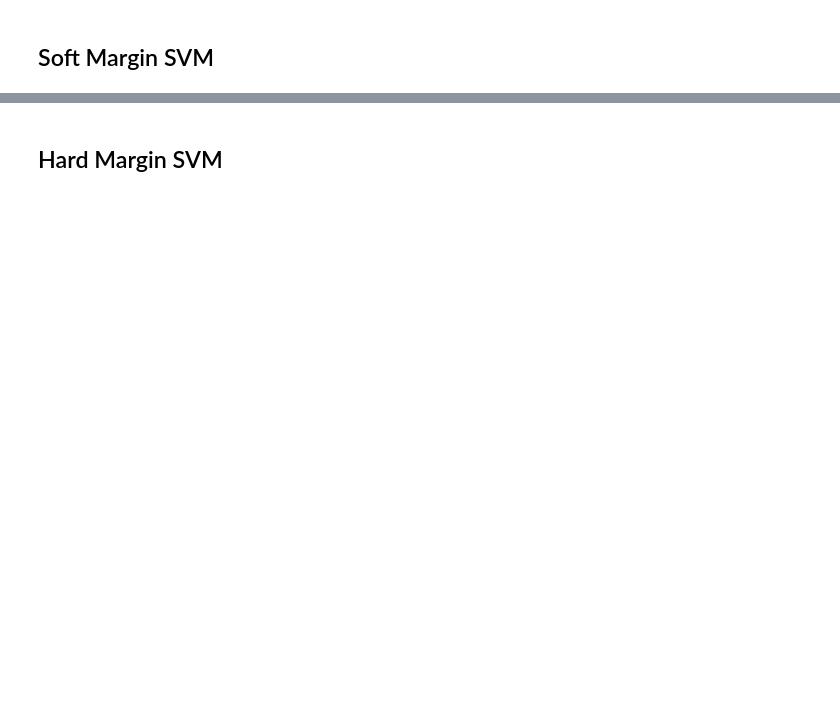
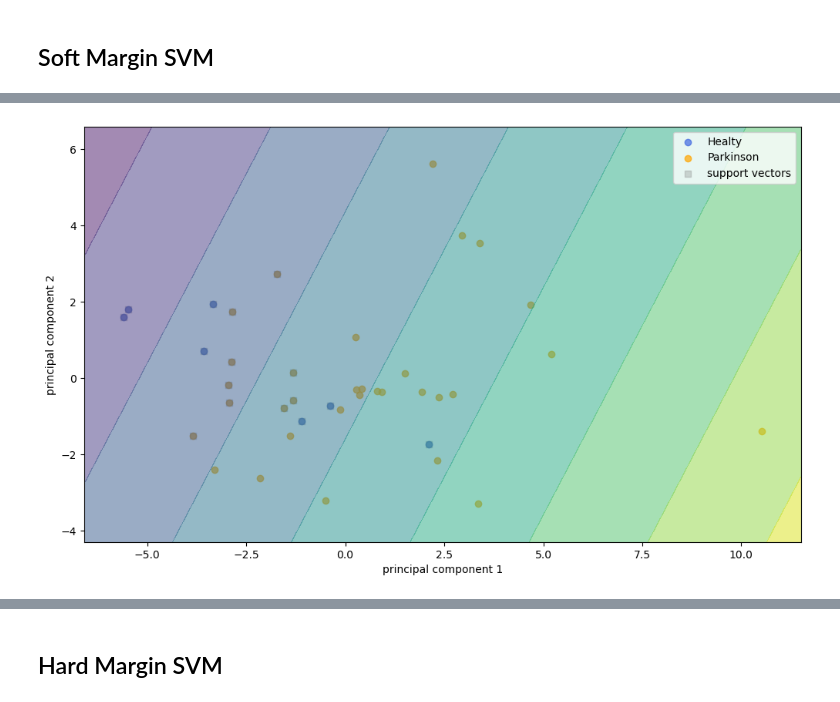
Before and after one commit to Mathieu-R/ldats2470-project, a Jupyter notebook: ldats2470.ipynb, the cells around one changed output, grey strips where cells are left out. Cells and saved outputs as stored; diff of their text form; code cells hidden in the pictures; blank space fills up the shorter version.

```diff
--- a/ldats2470.ipynb
+++ b/ldats2470.ipynb
@@ -92,0 +160,12 @@ plot_svm(X_train, y_train, clf.support_vectors_)
+# %%
+scaler = StandardScaler()
+pca = PCA(n_components=2)
+
+X_test_scaled = scaler.fit_transform(X_test)
+X_test_pca = pca.fit_transform(X_test_scaled)
+
+linear_clf.fit(X_test_pca, y_test)
+
+plot_margins(X_test_pca, y_test, svm.support_vectors_, linear_clf)
+# %% [output]
+[figure, added]
```
Also changed, not shown: parts of 13 cells of this notebook.
